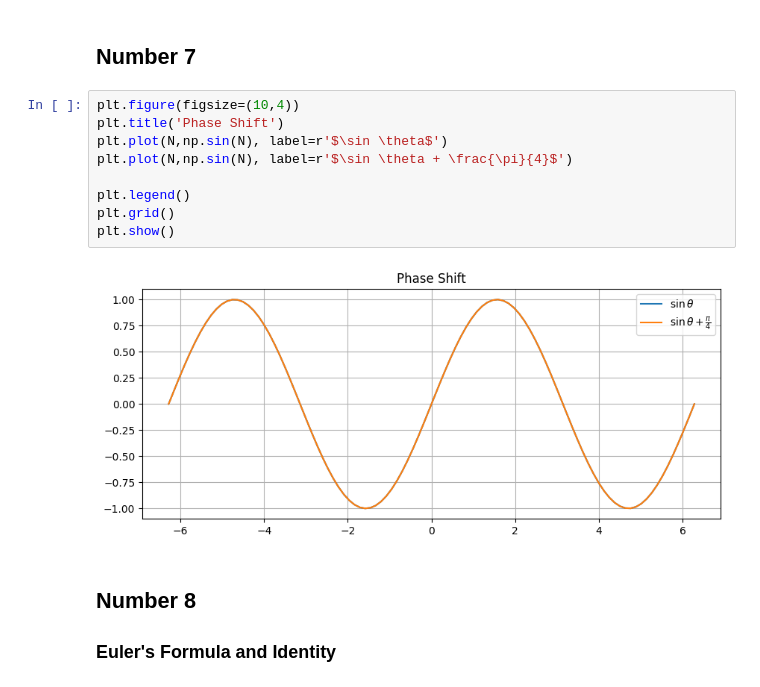
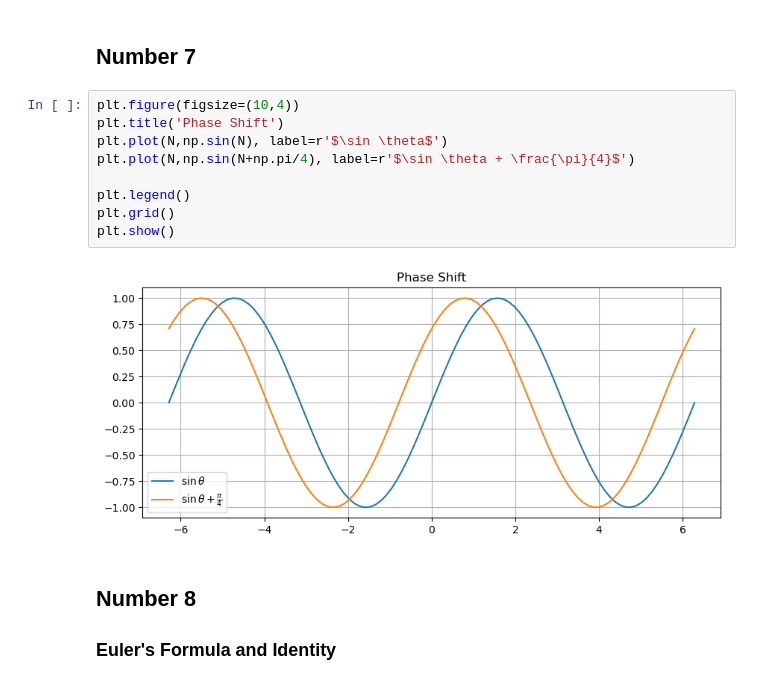
Before and after one commit to xieninaroldan/DSP-Lec-and-Lab, a Jupyter notebook: DSP Lab4_Group1.ipynb, the cells around one changed output. Drawn from its saved outputs; the diff is of its cells as text.

```diff
--- a/DSP Lab4_Group1.ipynb
+++ b/DSP Lab4_Group1.ipynb
@@ -104,14 +103,14 @@ plt.show()
 # %%
 plt.figure(figsize=(10,4))
 plt.title('Phase Shift')
 plt.plot(N,np.sin(N), label=r'$\sin \theta$')
-plt.plot(N,np.sin(N), label=r'$\sin \theta + \frac{\pi}{4}$')
+plt.plot(N,np.sin(N+np.pi/4), label=r'$\sin \theta + \frac{\pi}{4}$')
 
 plt.legend()
 plt.grid()
 plt.show()
 # %% [output]
-[figure, old version]
+[figure, new version]
 # %% [markdown]
 ## Number 8
 ### Euler's Formula and Identity
```
Also changed, not shown: parts of 3 cells of this notebook.
